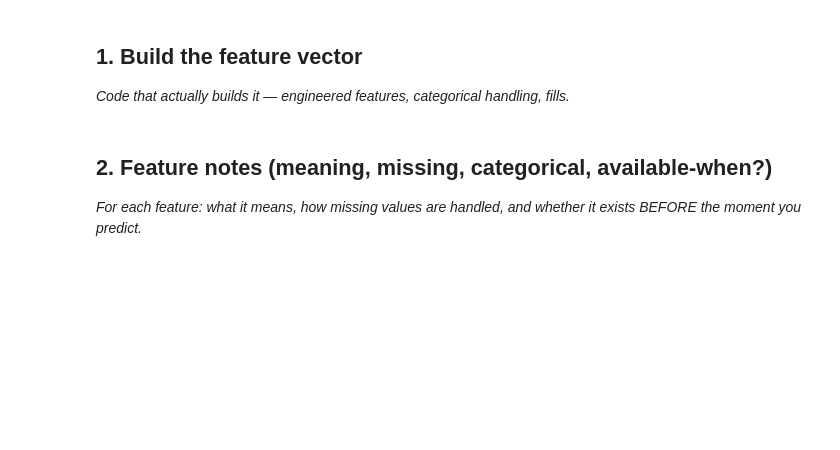
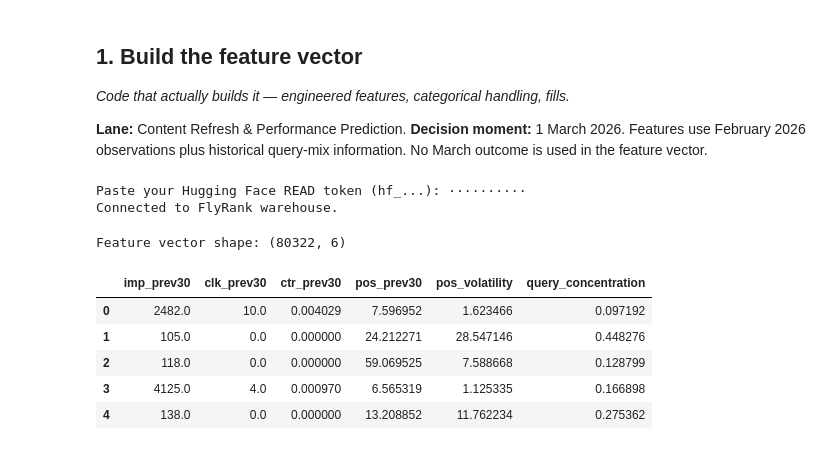
Before and after one commit to 2k24csaiml1e2411265-wq/ML_starter_FlyrankAI, a Jupyter notebook: work/notebooks/w03_feature_leakage_check.ipynb, the cells around one changed output. Drawn from its saved outputs; the diff is of its cells as text; code cells hidden in the pictures; blank space fills up the shorter version.

```diff
--- a/work/notebooks/w03_feature_leakage_check.ipynb
+++ b/work/notebooks/w03_feature_leakage_check.ipynb
@@ -10,3 +10,5 @@ This skeleton is yours to fill. Work the sections **in order** — each one has
 ## 1. Build the feature vector
 
 *Code that actually builds it — engineered features, categorical handling, fills.*
+
+**Lane:** Content Refresh & Performance Prediction. **Decision moment:** 1 March 2026. Features use February 2026 observations plus historical query-mix information. No March outcome is used in the feature vector.
@@ -16,4 +14,0 @@ This skeleton is yours to fill. Work the sections **in order** — each one has
-# %% [markdown]
-## 2. Feature notes (meaning, missing, categorical, available-when?)
-
-*For each feature: what it means, how missing values are handled, and whether it exists BEFORE the moment you predict.*
@@ -22,0 +15,44 @@ This skeleton is yours to fill. Work the sections **in order** — each one has
+# %%
+%pip -q install duckdb huggingface_hub pandas numpy scikit-learn
+import os, getpass, duckdb, pandas as pd, numpy as np
+from sklearn.impute import SimpleImputer
+from sklearn.preprocessing import StandardScaler
+HF_TOKEN=os.environ.get('HF_TOKEN')
+if not HF_TOKEN:
+    try:
+        from google.colab import userdata; HF_TOKEN=userdata.get('HF_TOKEN')
+    except Exception: pass
+HF_TOKEN=HF_TOKEN or getpass.getpass('Paste your Hugging Face READ token (hf_...): ')
+assert HF_TOKEN
+con=duckdb.connect(); con.execute(f"CREATE OR REPLACE SECRET hf (TYPE huggingface, TOKEN '{HF_TOKEN}')")
+REL='hf://datasets/FlyRank/internship-warehouse'
+TABLES={'fact_daily':f"read_parquet('{REL}/fact_content_daily_performance/**/*.parquet')",'fact_query_90d':f"read_parquet('{REL}/fact_content_query_90d.parquet')"}
+print('Connected to FlyRank warehouse.')
+# %% [output]
+Paste your Hugging Face READ token (hf_...): ··········
+Connected to FlyRank warehouse.
+# %%
+features=con.sql(f"""
+WITH base AS (
+ SELECT client_hash_id,content_hash_id,SUM(gsc_impressions) imp_prev30,SUM(gsc_clicks) clk_prev30,
+ AVG(gsc_avg_position) pos_prev30,STDDEV_SAMP(gsc_avg_position) pos_volatility
+ FROM {TABLES['fact_daily']}
+ WHERE report_date>=DATE '2026-02-01' AND report_date<DATE '2026-03-01'
+ GROUP BY 1,2 HAVING SUM(gsc_impressions)>=100),
+queries AS (SELECT content_hash_id,SUM(impressions_90d) kept_impressions,MAX(impressions_90d) top_query_impressions FROM {TABLES['fact_query_90d']} GROUP BY content_hash_id)
+SELECT b.*,CASE WHEN b.imp_prev30>0 THEN b.clk_prev30/b.imp_prev30 ELSE NULL END ctr_prev30,
+CASE WHEN q.kept_impressions>0 THEN q.top_query_impressions/q.kept_impressions ELSE NULL END query_concentration
+FROM base b LEFT JOIN queries q USING(content_hash_id)
+""").df()
+feature_cols=['imp_prev30','clk_prev30','ctr_prev30','pos_prev30','pos_volatility','query_concentration']
+X_raw=features[feature_cols].copy(); imputer=SimpleImputer(strategy='median'); X_vector=pd.DataFrame(imputer.fit_transform(X_raw),columns=feature_cols,index=features.index)
+scaler=StandardScaler(); X_scaled=pd.DataFrame(scaler.fit_transform(X_vector),columns=feature_cols,index=features.index)
+print('Feature vector shape:',X_vector.shape); display(X_vector.head())
+# %% [output]
+Feature vector shape: (80322, 6)
+|  | imp_prev30 | clk_prev30 | ctr_prev30 | pos_prev30 | pos_volatility | query_concentration |
+| 0 | 2482.0 | 10.0 | 0.004029 | 7.596952 | 1.623466 | 0.097192 |
+| 1 | 105.0 | 0.0 | 0.000000 | 24.212271 | 28.547146 | 0.448276 |
+| 2 | 118.0 | 0.0 | 0.000000 | 59.069525 | 7.588668 | 0.128799 |
+| 3 | 4125.0 | 4.0 | 0.000970 | 6.565319 | 1.125335 | 0.166898 |
+| 4 | 138.0 | 0.0 | 0.000000 | 13.208852 | 11.762234 | 0.275362 |
```
Also changed, not shown: parts of 13 cells of this notebook.
